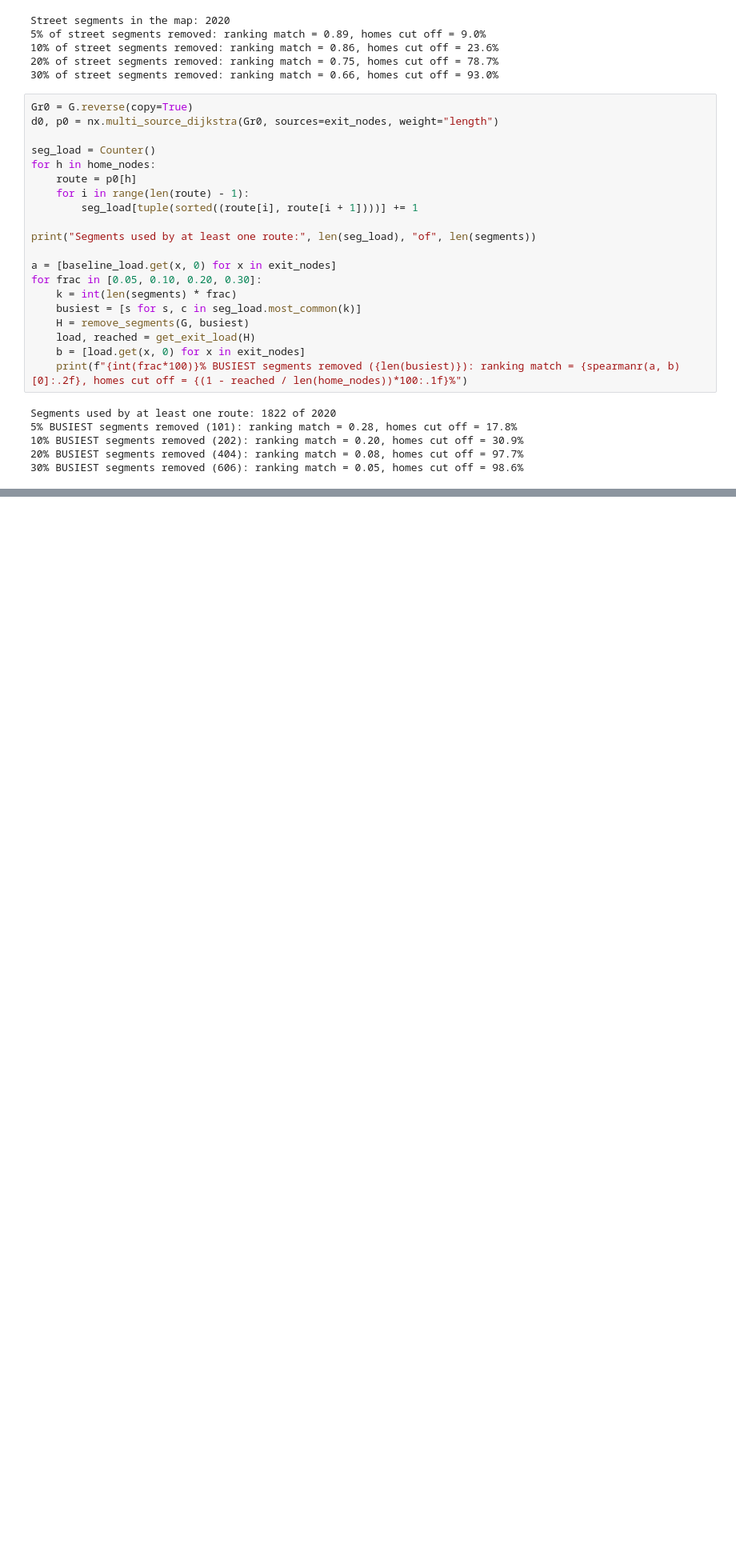
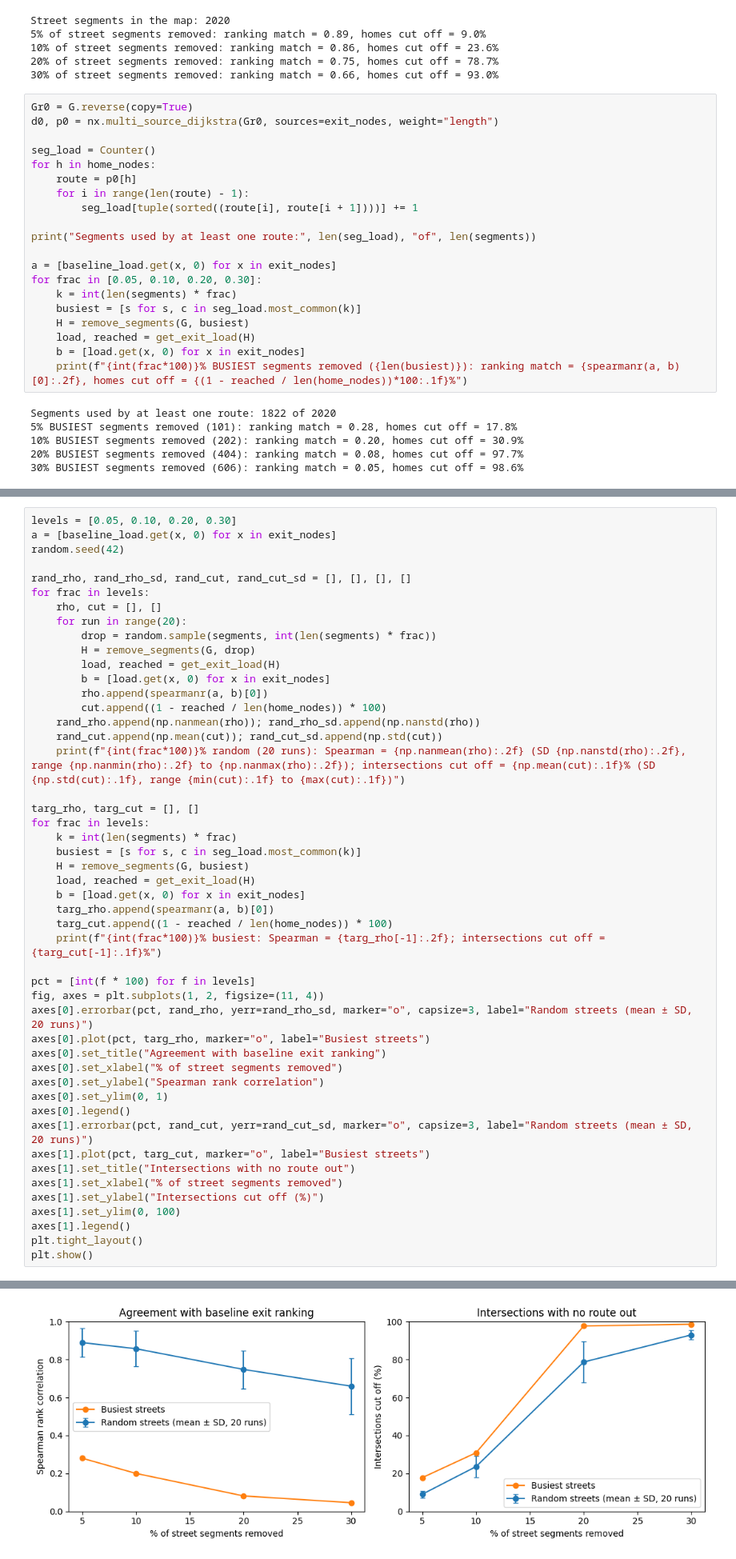
Before and after one commit to musongowi-lab/road-network-data-quality, a Jupyter notebook: Road_network_mini_project.ipynb, the cells around one changed output, grey strips where cells are left out. Shown at 80% size. Cells and saved outputs as stored; diff of their text form; blank space fills up the shorter version.

```diff
--- a/Road_network_mini_project.ipynb
+++ b/Road_network_mini_project.ipynb
@@ -215,0 +185,49 @@ plt.show()
+# %%
+levels = [0.05, 0.10, 0.20, 0.30]
+a = [baseline_load.get(x, 0) for x in exit_nodes]
+random.seed(42)
+
+rand_rho, rand_rho_sd, rand_cut, rand_cut_sd = [], [], [], []
+for frac in levels:
+    rho, cut = [], []
+    for run in range(20):
+        drop = random.sample(segments, int(len(segments) * frac))
+        H = remove_segments(G, drop)
+        load, reached = get_exit_load(H)
+        b = [load.get(x, 0) for x in exit_nodes]
+        rho.append(spearmanr(a, b)[0])
+        cut.append((1 - reached / len(home_nodes)) * 100)
+    rand_rho.append(np.nanmean(rho)); rand_rho_sd.append(np.nanstd(rho))
+    rand_cut.append(np.mean(cut)); rand_cut_sd.append(np.std(cut))
+    print(f"{int(frac*100)}% random (20 runs): Spearman = {np.nanmean(rho):.2f} (SD {np.nanstd(rho):.2f}, range {np.nanmin(rho):.2f} to {np.nanmax(rho):.2f}); intersections cut off = {np.mean(cut):.1f}% (SD {np.std(cut):.1f}, range {min(cut):.1f} to {max(cut):.1f})")
+
+targ_rho, targ_cut = [], []
+for frac in levels:
+    k = int(len(segments) * frac)
+    busiest = [s for s, c in seg_load.most_common(k)]
+    H = remove_segments(G, busiest)
+    load, reached = get_exit_load(H)
+    b = [load.get(x, 0) for x in exit_nodes]
+    targ_rho.append(spearmanr(a, b)[0])
+    targ_cut.append((1 - reached / len(home_nodes)) * 100)
+    print(f"{int(frac*100)}% busiest: Spearman = {targ_rho[-1]:.2f}; intersections cut off = {targ_cut[-1]:.1f}%")
+
+pct = [int(f * 100) for f in levels]
+fig, axes = plt.subplots(1, 2, figsize=(11, 4))
+axes[0].errorbar(pct, rand_rho, yerr=rand_rho_sd, marker="o", capsize=3, label="Random streets (mean ± SD, 20 runs)")
+axes[0].plot(pct, targ_rho, marker="o", label="Busiest streets")
+axes[0].set_title("Agreement with baseline exit ranking")
+axes[0].set_xlabel("% of street segments removed")
+axes[0].set_ylabel("Spearman rank correlation")
+axes[0].set_ylim(0, 1)
+axes[0].legend()
+axes[1].errorbar(pct, rand_cut, yerr=rand_cut_sd, marker="o", capsize=3, label="Random streets (mean ± SD, 20 runs)")
+axes[1].plot(pct, targ_cut, marker="o", label="Busiest streets")
+axes[1].set_title("Intersections with no route out")
+axes[1].set_xlabel("% of street segments removed")
+axes[1].set_ylabel("Intersections cut off (%)")
+axes[1].set_ylim(0, 100)
+axes[1].legend()
+plt.tight_layout()
+plt.show()
+# %% [output]
@@ -215,0 +242 @@ plt.show()
+[figure, added]
```
Also changed, not shown: parts of 3 cells of this notebook.
